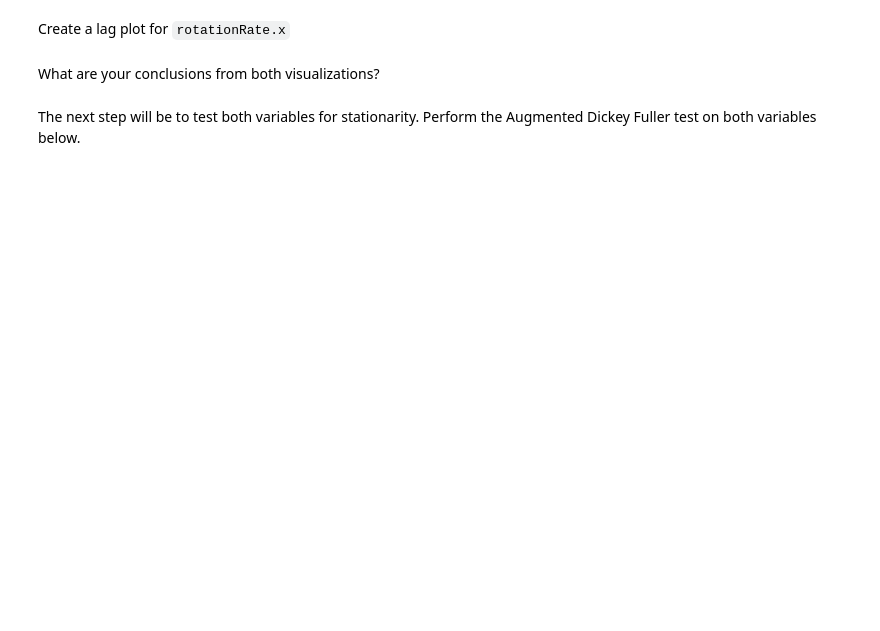
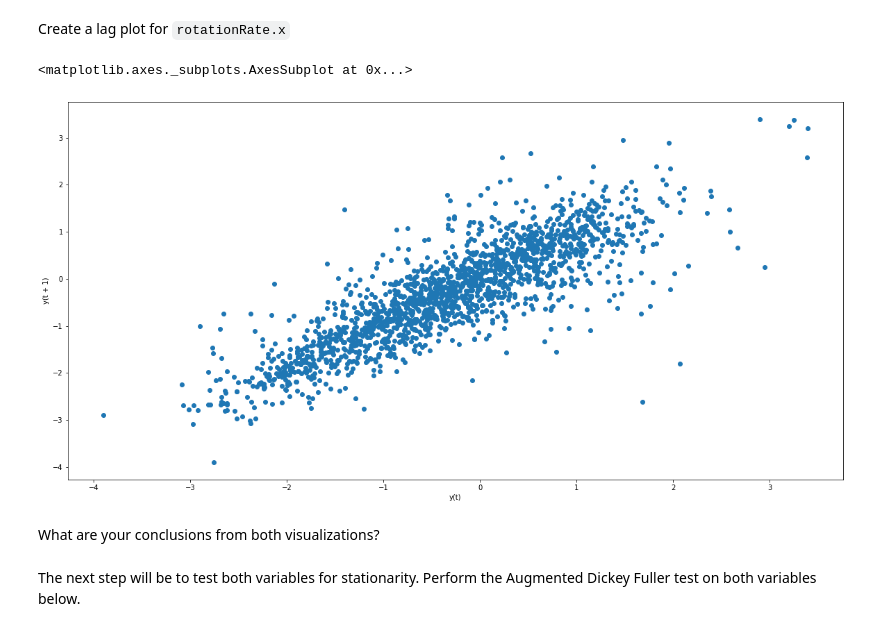
Before and after one commit to marinapm90/data-labs, a Jupyter notebook: module-2/lab-time-series/your-code/main.ipynb, the cells around one changed output. Cells and saved outputs as stored; diff of their text form; code cells hidden in the pictures; blank space fills up the shorter version.

```diff
--- a/module-2/lab-time-series/your-code/main.ipynb
+++ b/module-2/lab-time-series/your-code/main.ipynb
@@ -56,6 +142,11 @@ To model our data, we should look at a few assumptions. First, let's plot the `l
 Create a lag plot for `rotationRate.x`
 # %%
 # Your code here:
+
+pd.plotting.lag_plot(sensor_rotationRatex)
+# %% [output]
+<matplotlib.axes._subplots.AxesSubplot at 0x...>
+[figure, added]
 # %% [markdown]
 What are your conclusions from both visualizations?
 # %%
```
Also changed, not shown: parts of 29 cells of this notebook.
